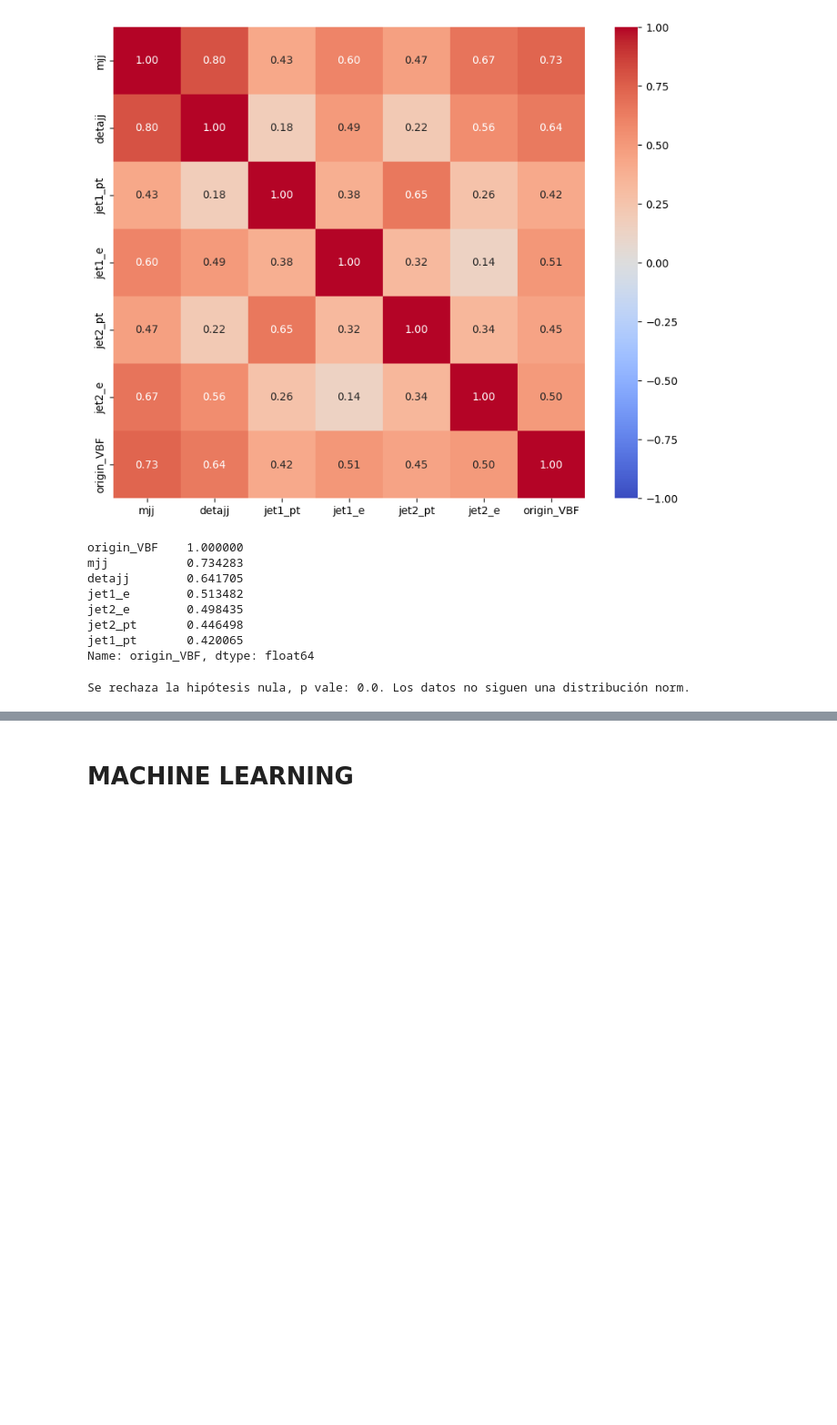
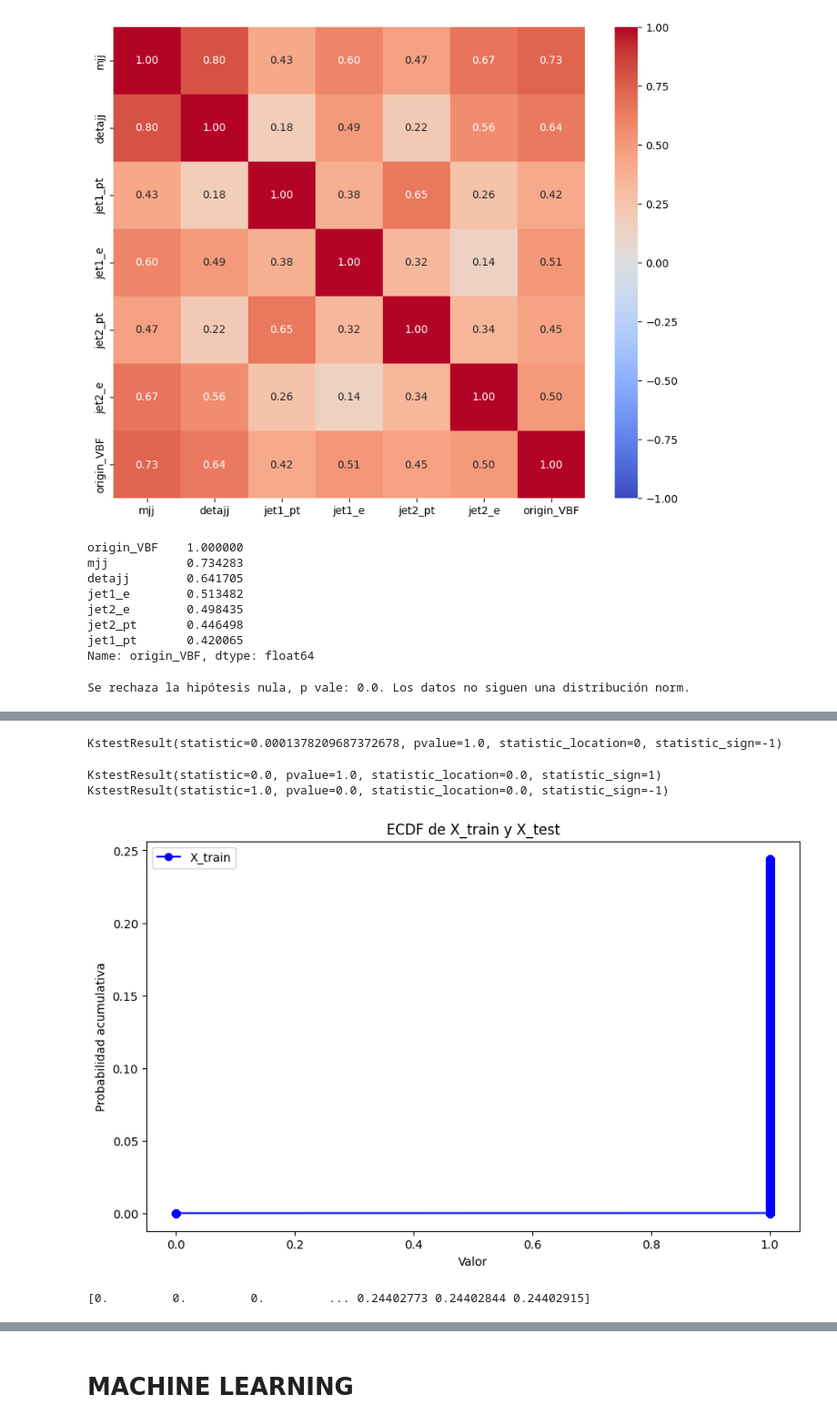
Before and after one commit to tomilee09/tesis_pregrado, a Jupyter notebook: analisis_ml.ipynb, the cells around one changed output, grey strips where cells are left out. Shown at 91% size. Drawn from its saved outputs; the diff is of its cells as text; code cells hidden in the pictures; blank space fills up the shorter version.

```diff
--- a/analisis_ml.ipynb
+++ b/analisis_ml.ipynb
@@ -234,0 +288,37 @@ Se rechaza la hipótesis nula, p vale: 0.0. Los datos no siguen una distribució
+# %%
+from scipy.stats import ks_2samp
+
+ks_2samp(y_train["origin_VBF"], y_test["origin_VBF"])
+# %% [output]
+KstestResult(statistic=0.0001378209687372678, pvalue=1.0, statistic_location=0, statistic_sign=-1)
+# %%
+print(ks_2samp(np.zeros(1000), np.zeros(1000)))
+print(ks_2samp(np.ones(1000), np.zeros(1000)))
+# %% [output]
+KstestResult(statistic=0.0, pvalue=1.0, statistic_location=0.0, statistic_sign=1)
+KstestResult(statistic=1.0, pvalue=0.0, statistic_location=0.0, statistic_sign=-1)
+# %%
+import numpy as np
+import matplotlib.pyplot as plt
+
+# Supongamos que X_train y X_test son tus dos muestras
+ecdf_train = np.cumsum(np.sort(y_train["origin_VBF"])) / len(y_train["origin_VBF"])
+ecdf_test = np.cumsum(np.sort(y_test["origin_VBF"])) / len(y_test["origin_VBF"])
+
+plt.figure(figsize=(10, 6))
+
+# Gráfico ECDF para X_train
+plt.plot(np.sort(y_train["origin_VBF"]), ecdf_train, label='X_train', marker='o', linestyle='-', color='blue')
+
+# Gráfico ECDF para X_test
+# plt.plot(np.sort(y_test["origin_VBF"]), ecdf_test, label='X_test', marker='o', linestyle='-', color='orange')
+
+plt.title('ECDF de X_train y X_test')
+plt.xlabel('Valor')
+plt.ylabel('Probabilidad acumulativa')
+plt.legend()
+plt.show()
+print(ecdf_train)
+# %% [output]
+[figure, added]
+[0.         0.         0.         ... 0.24402773 0.24402844 0.24402915]
```
Also changed, not shown: parts of 11 cells of this notebook, 2 other files.
